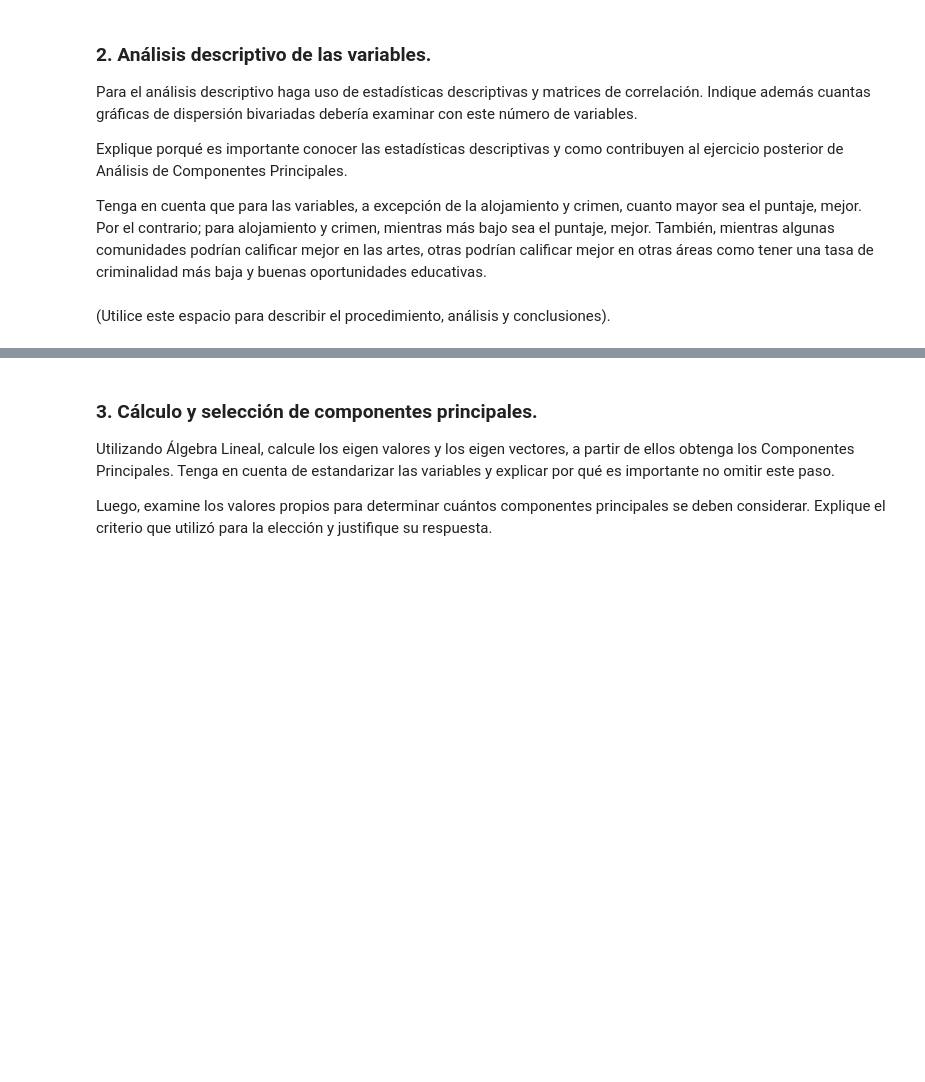
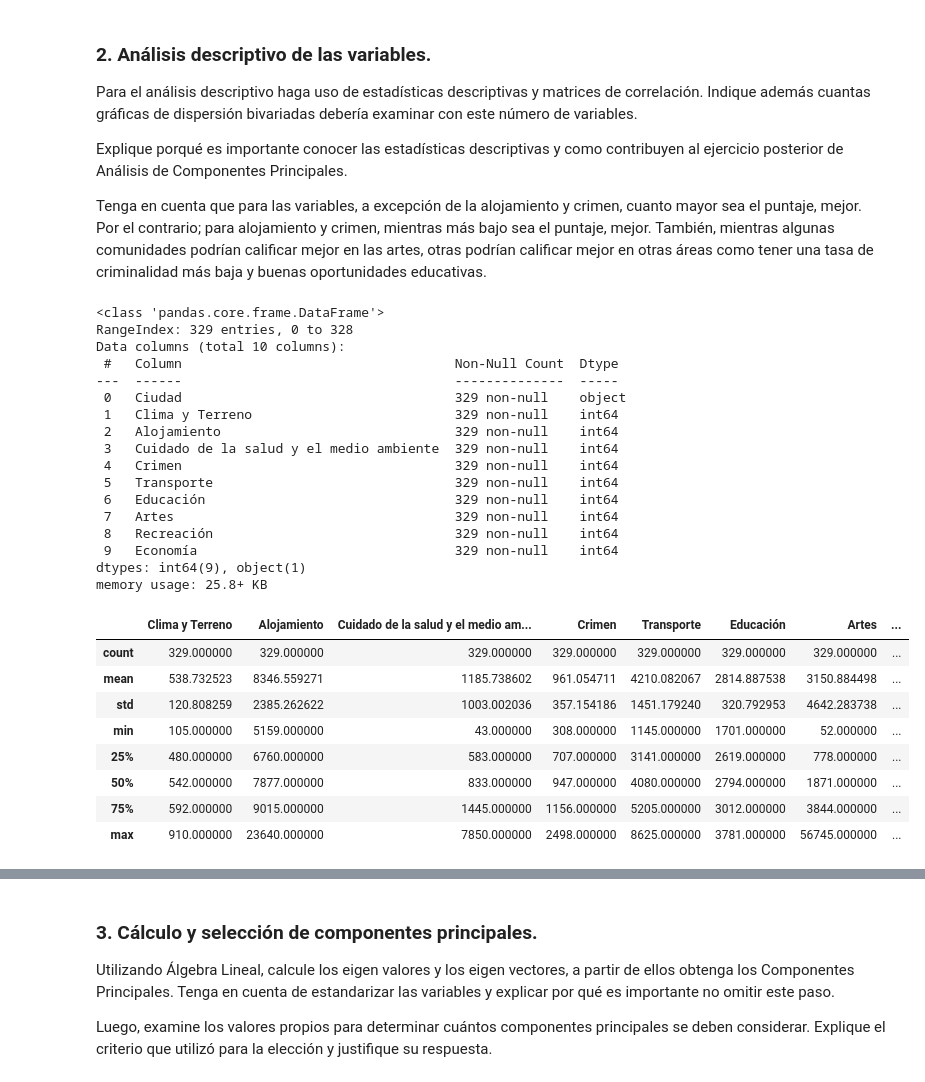
Before and after one commit to Laurarivera34/Taller1-Reduccion-Dimension, a Jupyter notebook: Copia_de_S1_LC_Taller_PCA.ipynb, the cells around one changed output, grey strips where cells are left out. Cells and saved outputs as stored; diff of their text form; code cells hidden in the pictures; blank space fills up the shorter version.

```diff
--- a/Copia_de_S1_LC_Taller_PCA.ipynb
+++ b/Copia_de_S1_LC_Taller_PCA.ipynb
@@ -78,2 +76,44 @@ Tenga en cuenta que para las variables, a excepción de la alojamiento y crimen,
-# %% [markdown]
-(Utilice este espacio para describir el procedimiento, análisis y conclusiones).
+# %%
+# =========================================
+# 2. ANÁLISIS DESCRIPTIVO DE LAS VARIABLES
+# =========================================
+
+# Ver estructura de los datos
+df.info()
+
+# Ver primeras filas (confirmación visual)
+df.head()
+
+# =========================================
+# ESTADÍSTICAS DESCRIPTIVAS
+# =========================================
+
+# Resumen estadístico de las variables numéricas
+df.describe()
+# %% [output]
+<class 'pandas.core.frame.DataFrame'>
+RangeIndex: 329 entries, 0 to 328
+Data columns (total 10 columns):
+ #   Column                                   Non-Null Count  Dtype
+---  ------                                   --------------  -----
+ 0   Ciudad                                   329 non-null    object
+ 1   Clima y Terreno                          329 non-null    int64
+ 2   Alojamiento                              329 non-null    int64
+ 3   Cuidado de la salud y el medio ambiente  329 non-null    int64
+ 4   Crimen                                   329 non-null    int64
+ 5   Transporte                               329 non-null    int64
+ 6   Educación                                329 non-null    int64
+ 7   Artes                                    329 non-null    int64
+ 8   Recreación                               329 non-null    int64
+ 9   Economía                                 329 non-null    int64
+dtypes: int64(9), object(1)
+memory usage: 25.8+ KB
+|  | Clima y Terreno | Alojamiento | Cuidado de la salud y el medio am... | Crimen | Transporte | Educación | Artes | ... |
+| count | 329.000000 | 329.000000 | 329.000000 | 329.000000 | 329.000000 | 329.000000 | 329.000000 | ... |
+| mean | 538.732523 | 8346.559271 | 1185.738602 | 961.054711 | 4210.082067 | 2814.887538 | 3150.884498 | ... |
+| std | 120.808259 | 2385.262622 | 1003.002036 | 357.154186 | 1451.179240 | 320.792953 | 4642.283738 | ... |
+| min | 105.000000 | 5159.000000 | 43.000000 | 308.000000 | 1145.000000 | 1701.000000 | 52.000000 | ... |
+| 25% | 480.000000 | 6760.000000 | 583.000000 | 707.000000 | 3141.000000 | 2619.000000 | 778.000000 | ... |
+| 50% | 542.000000 | 7877.000000 | 833.000000 | 947.000000 | 4080.000000 | 2794.000000 | 1871.000000 | ... |
+| 75% | 592.000000 | 9015.000000 | 1445.000000 | 1156.000000 | 5205.000000 | 3012.000000 | 3844.000000 | ... |
+| max | 910.000000 | 23640.000000 | 7850.000000 | 2498.000000 | 8625.000000 | 3781.000000 | 56745.000000 | ... |
```
Also changed, not shown: parts of 21 cells of this notebook.
